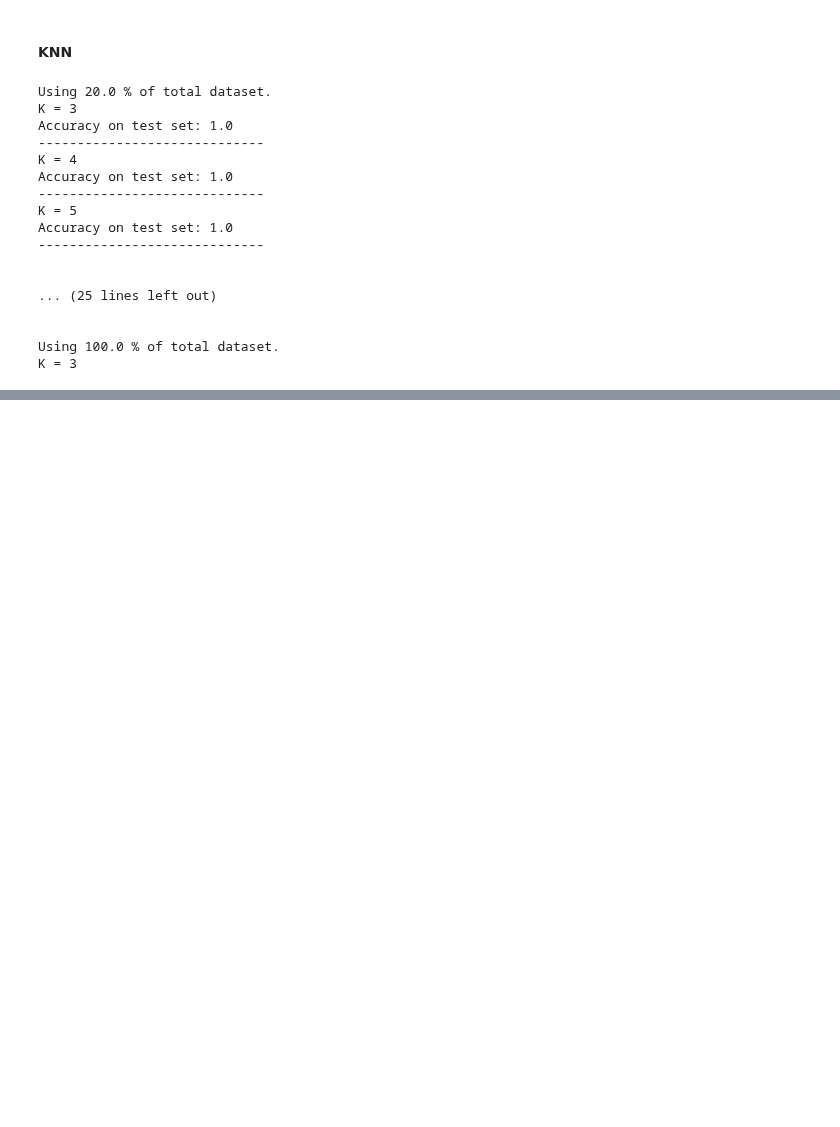
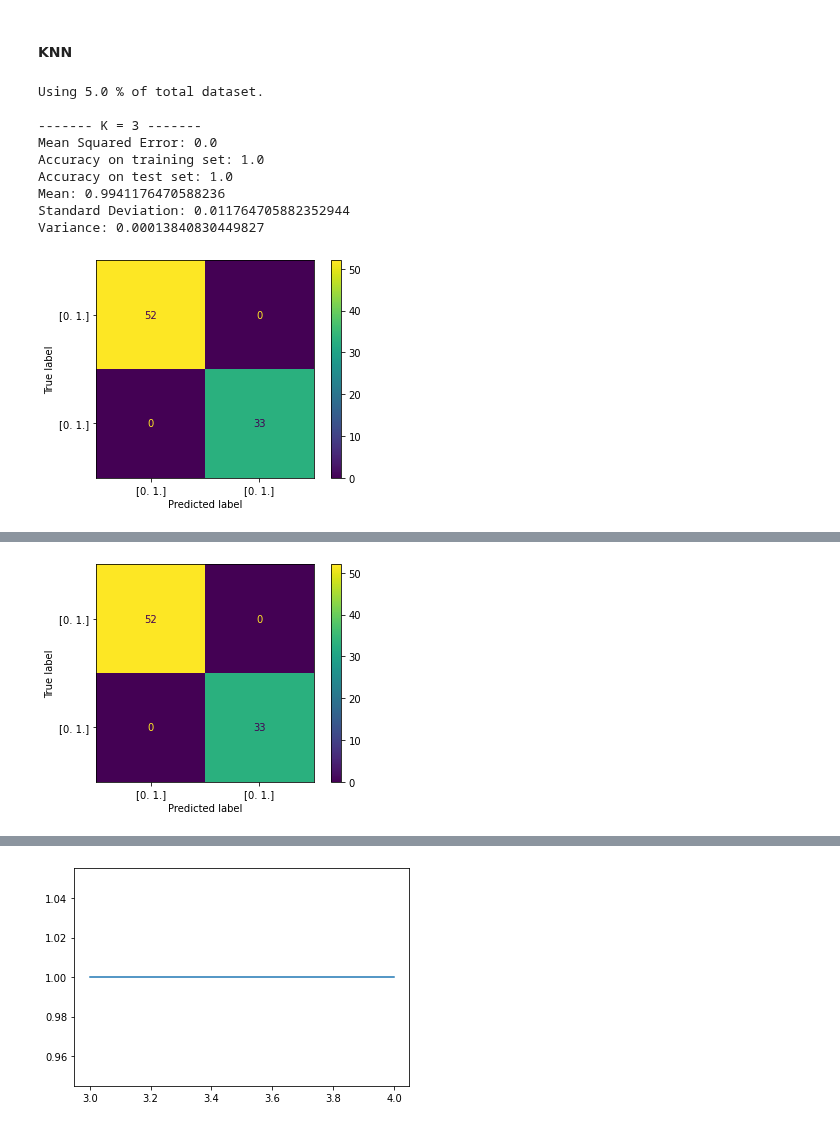
Before and after one commit to felixsimard/comp551-p1, a Jupyter notebook: P1_G30_COMP551.ipynb, the cells around one changed output, grey strips where cells are left out. Cells and saved outputs as stored; diff of their text form; code cells hidden in the pictures; blank space fills up the shorter version.

Commit message:
Plots, error, scores analysis

```diff
--- a/P1_G30_COMP551.ipynb
+++ b/P1_G30_COMP551.ipynb
@@ -23,15 +23,15 @@ import matplotlib.pyplot as plt
 from sklearn.preprocessing import OneHotEncoder
 from sklearn.neighbors import KNeighborsClassifier
 from sklearn.tree import DecisionTreeClassifier
-from sklearn.metrics import accuracy_score
+from sklearn.metrics import accuracy_score, classification_report, mean_squared_error, confusion_matrix, ConfusionMatrixDisplay
 
 # import our custom train-test-split function used in our cross validation implementation
 from train_test_split import train_valid_split_CV
 
 # Define some constants/variables used for both datasets
-GROWING_SAMPLE_SIZES = [0.2, 0.4, 0.8, 1.0]
-TEST_FRACTION = 0.8
-K_VALUES = [k for k in range(3, 6)]
+GROWING_SAMPLE_SIZES = [0.05, 0.8] # [0.2, 0.4, 0.8, 1.0]
+TEST_FRACTION = 0.2
+K_VALUES = [k for k in range(3, 5)]
 # %% [markdown]
 ## **Dataset 1: Adult**
 # %% [markdown]
@@ -304,69 +304,97 @@ target_columns = ['x0_EDIBLE', 'x0_POISONOUS']
 # Note: we assume that regardless of the total sample size taken, the test set represents 20% of the dataset and
 # the train/validation set 80%.
 
+mean_squared_errors_arr = []
+
 for frac in GROWING_SAMPLE_SIZES:
+
   ohe_df_fraction = ohe_df.sample(frac=frac)
-  train_valid_rows = int(TEST_FRACTION * len(ohe_df_fraction))
+  train_valid_rows = int((1 - TEST_FRACTION) * len(ohe_df_fraction))
   train_valid_df = ohe_df_fraction.iloc[:train_valid_rows]
   test_df = ohe_df_fraction.iloc[train_valid_rows:]
 
   X_test = np.array(test_df.drop(target_columns, axis=1))
   y_test = np.array(test_df[target_columns])
 
-  print("Using", frac*100, "% of total dataset.")
+  best_accuracies = []
+
+  print("Using", frac*100, "% of total dataset.\n")
 
   # Loop over K values
   for k in K_VALUES:
     #  accuracies = {} # we measure accuracies for each K value explored
     accuracies = []
     temp_dfs = []
-    print("K =", k)
+    print("------- K =", k, "-------")
     for X_train, X_valid, y_train, y_valid in train_valid_split_CV(train_valid_df, target_columns, 1, 5):
 
       # Fit model using current K value and current train-valid-test sets
       clf = KNeighborsClassifier(n_neighbors=k)
       clf.fit(X_train, y_train)
 
       # Predict on validation set
       y_pred = clf.predict(X_valid)
       acc_score = accuracy_score(y_pred, y_valid)
 
       # Append result to our dictionary of accuracies
       accuracies.append(acc_score)
       temp_dfs.append([X_train, y_train])
 
     # Now, save the best train-validation sets and report error on test set
     best_accuracy = max(accuracies)
+    best_accuracies.append(best_accuracy)
     best_accuracy_index = accuracies.index(best_accuracy)
     best_split_df = temp_dfs[best_accuracy_index]
 
     clf = KNeighborsClassifier(n_neighbors=k)
     clf.fit(best_split_df[0], best_split_df[1])
 
     # Predict on test set
     predicted = clf.predict(X_test)
-    test_score = accuracy_score(predicted, y_test)
 
-    print("Accuracy on test set:", test_score)
+    test_accuracy_score = accuracy_score(predicted, y_test)
+    training_score = clf.score(best_split_df[0], best_split_df[1])
+
+    training_error = mean_squared_error(y_test, predicted)
+    mean_squared_errors_arr.append(training_error*100)
+
+    # Analyze/Show/Plot metrics
+    print("Mean Squared Error:", training_error)
+    print("Accuracy on training set:", training_score)
+    print("Accuracy on test set:", test_accuracy_score)
+    print("Mean:", np.mean(accuracies))
+    print("Standard Deviation:", np.std(accuracies))
+    print("Variance:", np.var(accuracies))
+    print("\n")
+
+    # Show a confusion matrix
+    # https://scikit-learn.org/stable/modules/generated/sklearn.metrics.ConfusionMatrixDisplay.html#sklearn.metrics.ConfusionMatrixDisplay
+    cm = confusion_matrix(y_test.argmax(axis=1), predicted.argmax(axis=1))
+    disp = ConfusionMatrixDisplay(confusion_matrix=cm, display_labels=clf.classes_)
+    disp.plot()
+    plt.show()
 
     print("-----------------------------")
 
+  # Plot mean model accuracy for each k-value used for a certain sample size
+  # print("Accuracy of model for each K-value used")
+  # k_plots = plt.figure(frac)
+  # plt.plot(K_VALUES, best_accuracies)
+
   print("\n\n")
+
+# Plot mean squared errors as fraction of dataset considered grows
+
+
+plt.show()
 # %% [output]
-Using 20.0 % of total dataset.
-K = 3
+Using 5.0 % of total dataset.
+
+------- K = 3 -------
+Mean Squared Error: 0.0
+Accuracy on training set: 1.0
 Accuracy on test set: 1.0
------------------------------
-K = 4
-Accuracy on test set: 1.0
------------------------------
-K = 5
-Accuracy on test set: 1.0
------------------------------
-
-
-... (25 lines left out)
-
-
-Using 100.0 % of total dataset.
-K = 3
+Mean: 0.9941176470588236
+Standard Deviation: 0.011764705882352944
+Variance: 0.00013840830449827
+[figure, added]
@@ -373,0 +409 @@ KeyboardInterrupt: ignored
+[figure, added]
@@ -373,0 +424 @@ KeyboardInterrupt: ignored
+[figure, added]
```
Also changed, not shown: parts of 1 cell of this notebook.
